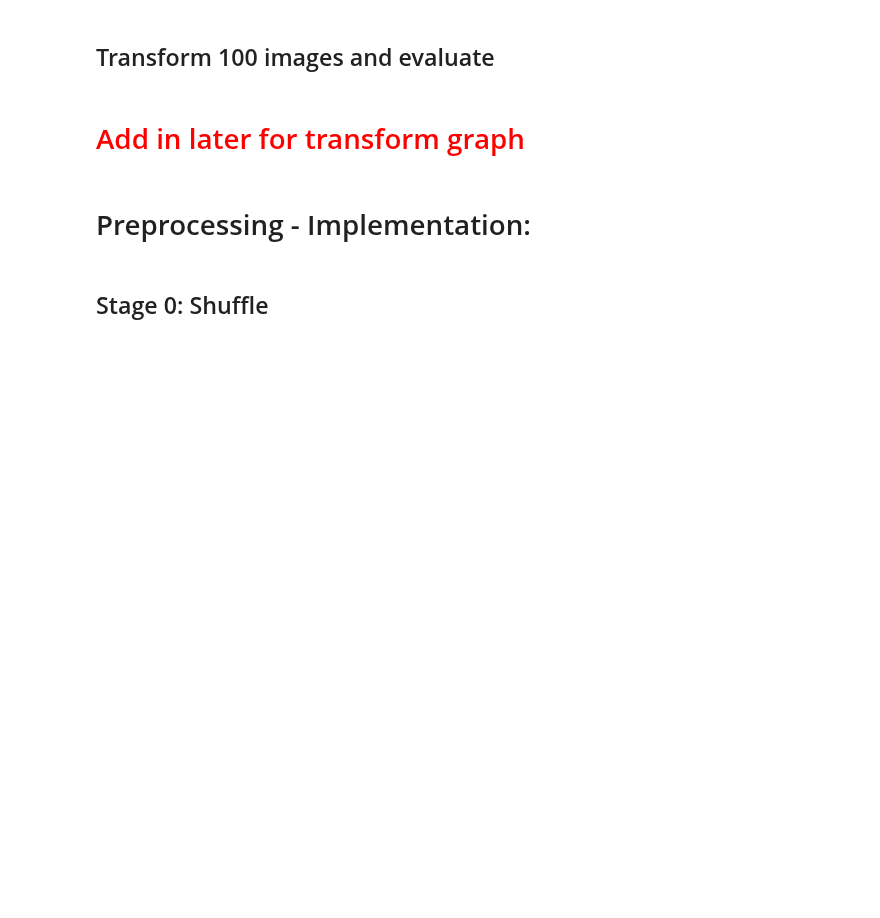
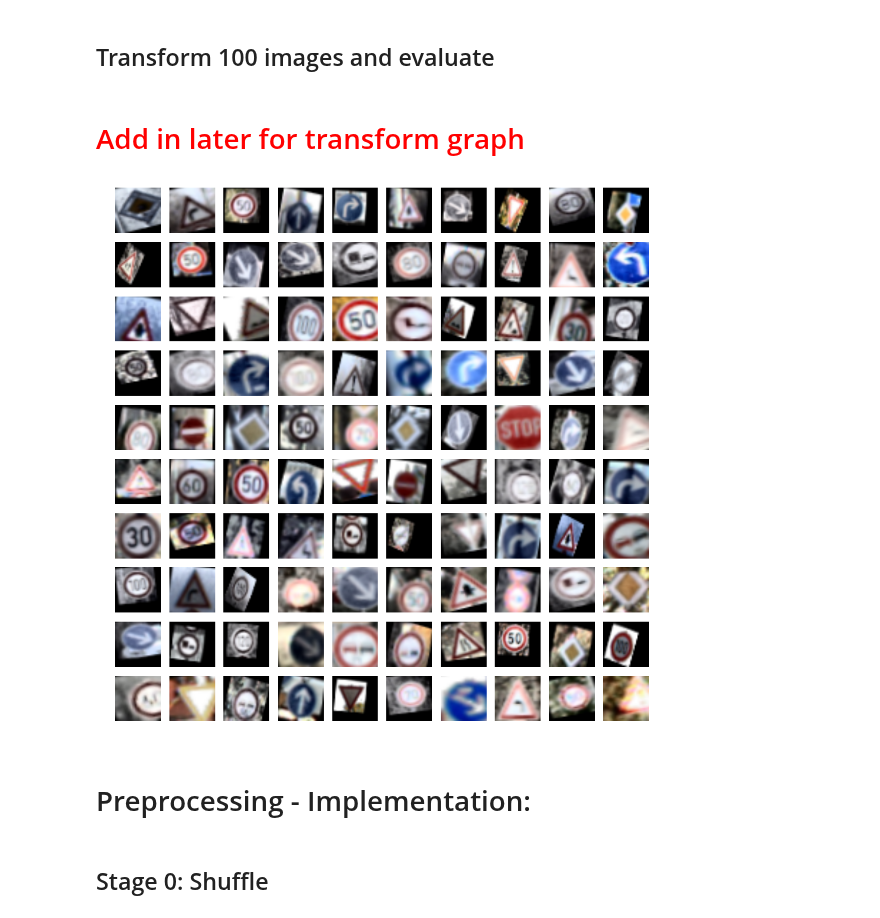
Before and after one commit to Self-Driving-Cars-LosAngeles/TrafficSignClassification, a Jupyter notebook: Traffic_Sign_Classifier_SDCLA.ipynb, the cells around one changed output. Cells and saved outputs as stored; diff of their text form; code cells hidden in the pictures; blank space fills up the shorter version.

```diff
--- a/Traffic_Sign_Classifier_SDCLA.ipynb
+++ b/Traffic_Sign_Classifier_SDCLA.ipynb
@@ -306,28 +310,30 @@ Because at this point we have already performed max-min normalization, our value
 # %% [markdown]
 # <font color='red'>Add in later for transform graph</font>
 # %%
-# t_set = X_train[rand_int:rand_int + 100]
+t_set = X_train[rand_int:rand_int + 100]
 
-# # histogram equalize first
-# t_set = histogram_equalize_data(t_set)
-# t_set = np.asarray(t_set, np.uint8)
+# histogram equalize first
+t_set = histogram_equalize_data(t_set)
+t_set = np.asarray(t_set, np.uint8)
 
 
-# gs1 = gridspec.GridSpec(10, 10)
-# gs1.update(wspace = 0.01, hspace = 0.02)
-# plt.figure(figsize = (12, 12))
-# for i in range(len(t_set)):
-#     ax1 = plt.subplot(gs1[i])
-#     ax1.set_xticklabels([])
-#     ax1.set_yticklabels([])
-#     ax1.set_aspect('equal')
-#     img = transform_image(t_set[i],20,10,5)
+gs1 = gridspec.GridSpec(10, 10)
+gs1.update(wspace = 0.01, hspace = 0.02)
+plt.figure(figsize = (12, 12))
+for i in range(len(t_set)):
+    ax1 = plt.subplot(gs1[i])
+    ax1.set_xticklabels([])
+    ax1.set_yticklabels([])
+    ax1.set_aspect('equal')
+    img = transform_image(t_set[i],20,10,5)
 
-#     plt.subplot(10,10,i+1)
-#     plt.imshow(img)
-#     plt.axis('off')
+    plt.subplot(10,10,i+1)
+    plt.imshow(img)
+    plt.axis('off')
 
-# plt.show()
+plt.show()
+# %% [output]
+[figure, added]
 # %% [markdown]
 # Preprocessing - Implementation:
 # %% [markdown]
```
Also changed, not shown: parts of 11 cells of this notebook.
